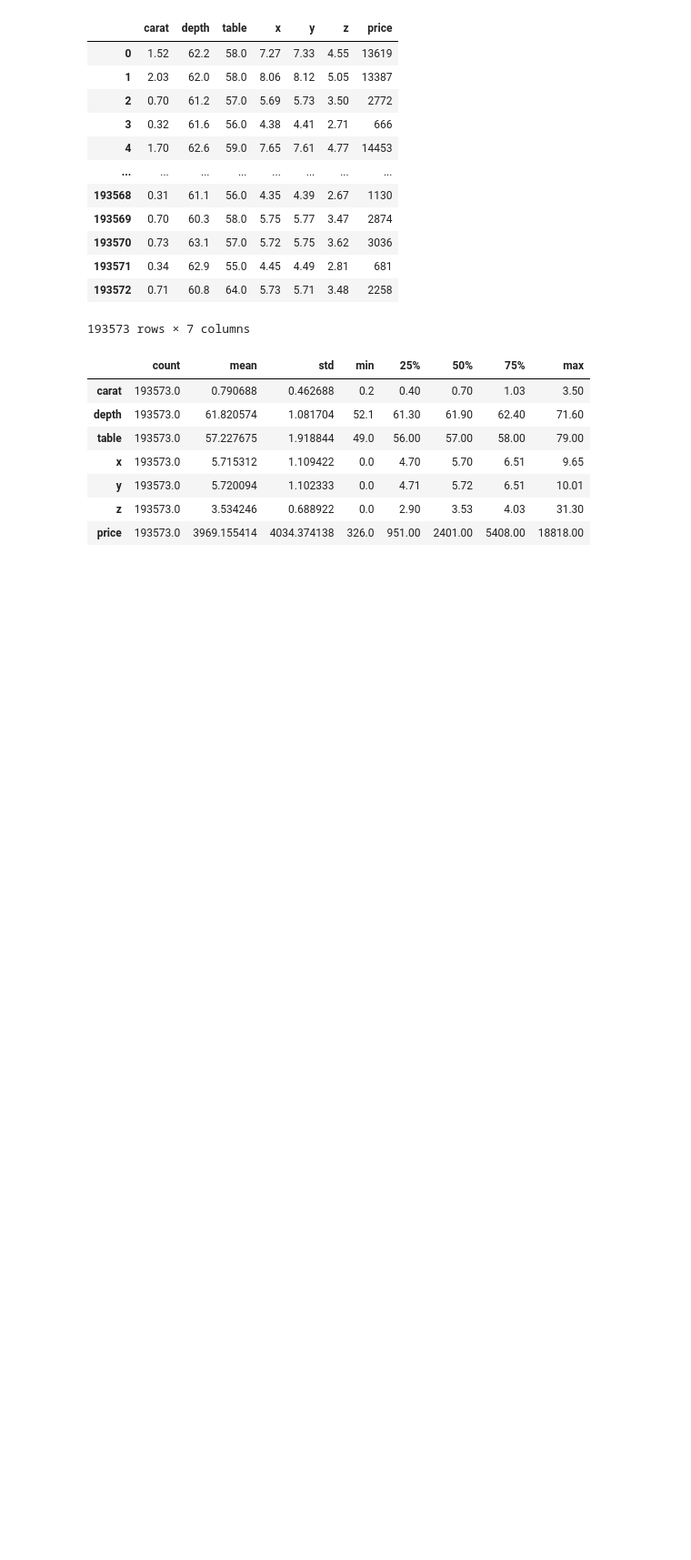
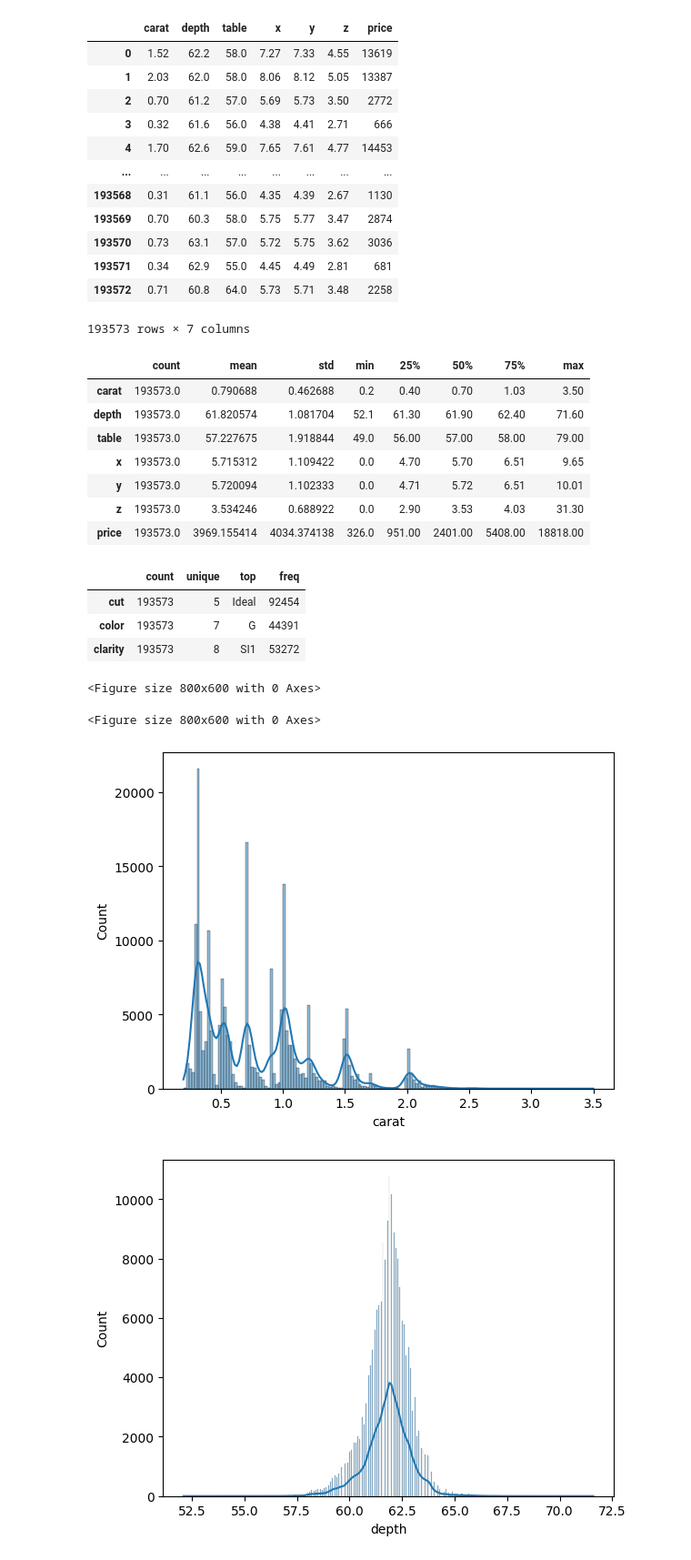
Before and after one commit to Shripad0618/fsdsendtoend, a Jupyter notebook: notebooks/research.ipynb, the cells around one changed output. Shown at 91% size. Saved outputs shown, nothing was run; the diff lists cells and outputs as text; code cells hidden in the pictures; blank space fills up the shorter version.

```diff
--- a/notebooks/research.ipynb
+++ b/notebooks/research.ipynb
@@ -154,5 +154,5 @@ df.shape
 # %% [output]
 (193573, 10)
 # %%
-print("categorical_columns",df.columns[df.dtypes == 'object'])
-print("numerical_columns",df.columns[df.dtypes != 'object'])
+categorical_columns = df.columns[df.dtypes == 'object']
+numerical_columns = df.columns[df.dtypes != 'object']
@@ -186,3 +183,25 @@ df.describe().T
 | y | 193573.0 | 5.720094 | 1.102333 | 0.0 | 4.71 | 5.72 | 6.51 | 10.01 |
 | z | 193573.0 | 3.534246 | 0.688922 | 0.0 | 2.90 | 3.53 | 4.03 | 31.30 |
 | price | 193573.0 | 3969.155414 | 4034.374138 | 326.0 | 951.00 | 2401.00 | 5408.00 | 18818.00 |
+# %%
+df[df.columns[df.dtypes == 'object']].describe().T
+# %% [output]
+|  | count | unique | top | freq |
+| cut | 193573 | 5 | Ideal | 92454 |
+| color | 193573 | 7 | G | 44391 |
+| clarity | 193573 | 8 | SI1 | 53272 |
+# %%
+import seaborn as sns
+import matplotlib.pyplot as plt
+plt.figure(figsize=(8,6))
+# %% [output]
+<Figure size 800x600 with 0 Axes>
+<Figure size 800x600 with 0 Axes>
+# %%
+for col in numerical_columns:
+    sns.histplot(data = df , x = col , kde=True)
+    print("\n")
+    plt.show()
+# %% [output]
+[figure, added]
+[figure, added]
```
Also changed, not shown: parts of 13 cells of this notebook, 1 other file.
